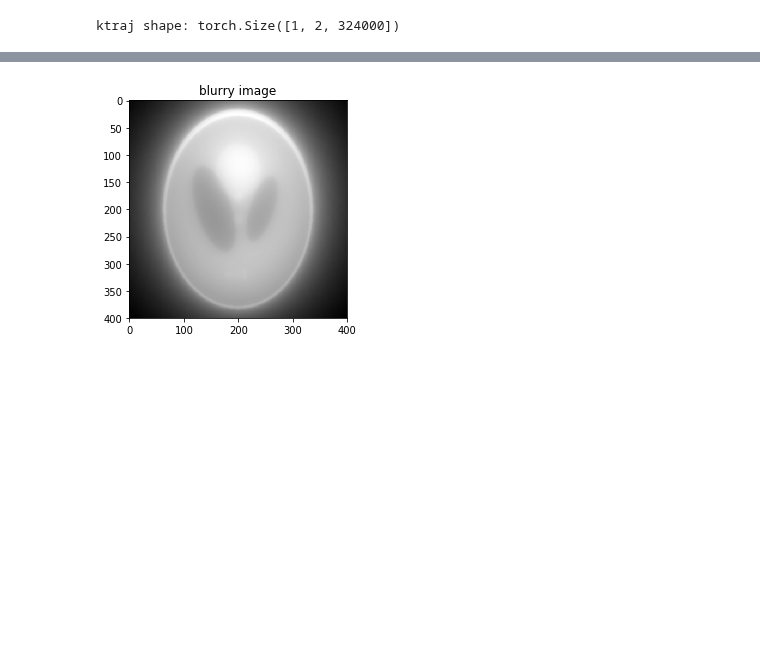
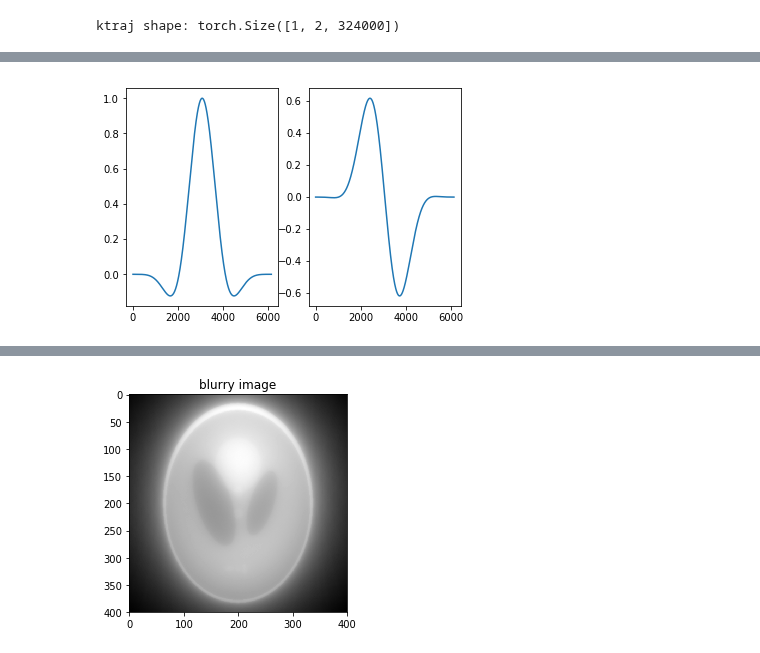
Before and after one commit to mmuckley/torchkbnufft, a Jupyter notebook: notebooks/Basic Example.ipynb, the cells around one changed output, grey strips where cells are left out. Drawn from its saved outputs; the diff is of its cells as text; code cells hidden in the pictures; blank space fills up the shorter version.

```diff
--- a/notebooks/Basic Example.ipynb
+++ b/notebooks/Basic Example.ipynb
@@ -73,3 +94,12 @@ adjnufft_ob = AdjKbNufft(im_size=im_size, grid_size=grid_size, norm='ortho').to(
+# %%
+# plot the kernel
+fig, axs = plt.subplots(1, 2)
+axs.flat[0].plot(np.real(nufft_ob.table[0]))
+axs.flat[1].plot(np.imag(nufft_ob.table[0]))
+
+plt.show()
+# %% [output]
+[figure, added]
 # %%
 # calculate k-space data
 kdata = nufft_ob(image, ktraj)
```
Also changed, not shown: parts of 2 cells of this notebook, 11 other files.
